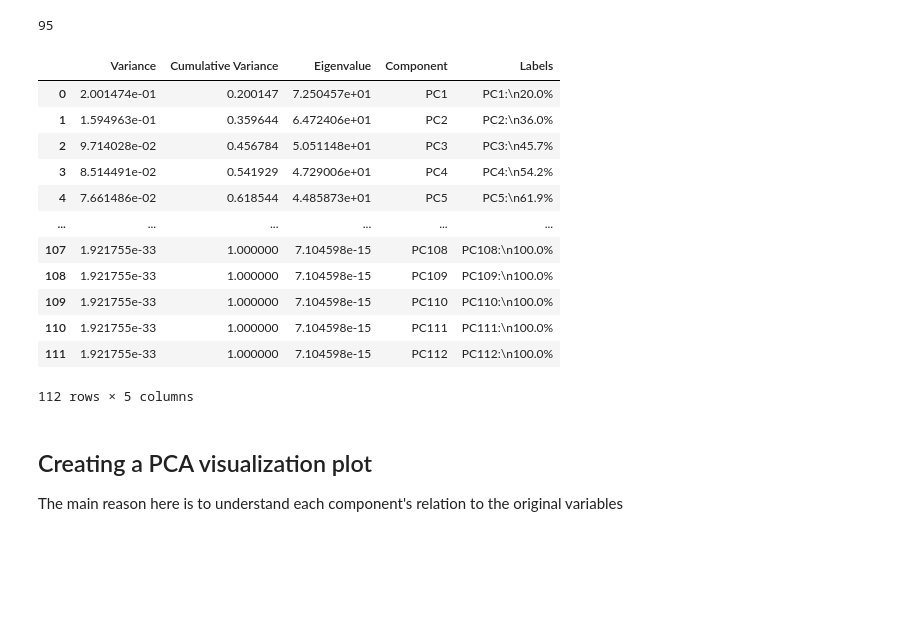
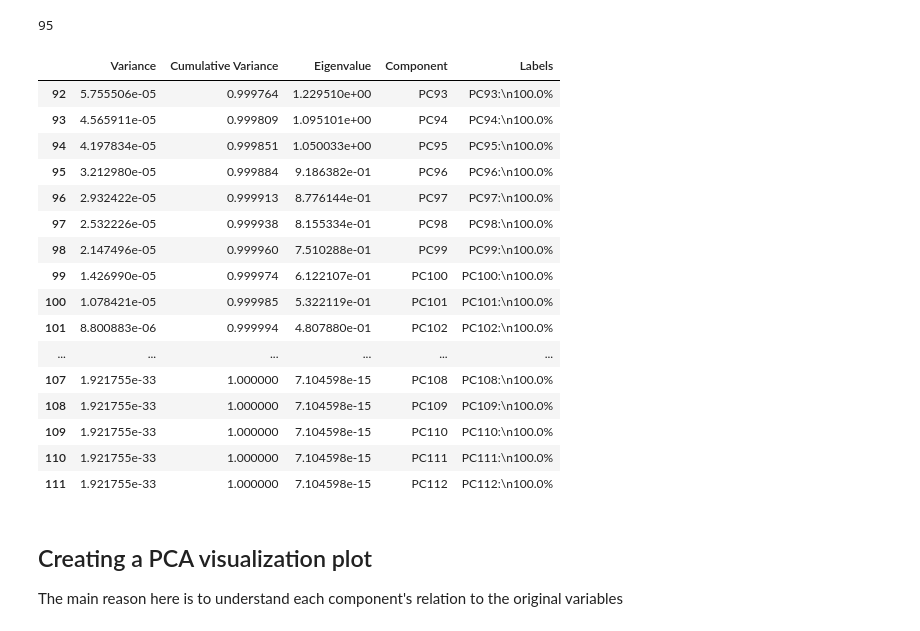
Before and after one commit to danielmpaula/TCC_Final, a Jupyter notebook: 02-Regression Models.ipynb, the cells around one changed output. Cells and saved outputs as stored; diff of their text form; code cells hidden in the pictures; blank space fills up the shorter version.

```diff
--- a/02-Regression Models.ipynb
+++ b/02-Regression Models.ipynb
@@ -837,21 +836,25 @@ Eigen1
 95
 # %%
 pca_variance['Labels'] = pca_variance['Component'] + ":\n" + (pca_variance['Cumulative Variance']*100).round(1).astype(str) + '%'
-pca_variance
+pca_variance.tail(20)
 # %% [output]
 |  | Variance | Cumulative Variance | Eigenvalue | Component | Labels |
-| 0 | 2.001474e-01 | 0.200147 | 7.250457e+01 | PC1 | PC1:\n20.0% |
-| 1 | 1.594963e-01 | 0.359644 | 6.472406e+01 | PC2 | PC2:\n36.0% |
-| 2 | 9.714028e-02 | 0.456784 | 5.051148e+01 | PC3 | PC3:\n45.7% |
-| 3 | 8.514491e-02 | 0.541929 | 4.729006e+01 | PC4 | PC4:\n54.2% |
-| 4 | 7.661486e-02 | 0.618544 | 4.485873e+01 | PC5 | PC5:\n61.9% |
+| 92 | 5.755506e-05 | 0.999764 | 1.229510e+00 | PC93 | PC93:\n100.0% |
+| 93 | 4.565911e-05 | 0.999809 | 1.095101e+00 | PC94 | PC94:\n100.0% |
+| 94 | 4.197834e-05 | 0.999851 | 1.050033e+00 | PC95 | PC95:\n100.0% |
+| 95 | 3.212980e-05 | 0.999884 | 9.186382e-01 | PC96 | PC96:\n100.0% |
+| 96 | 2.932422e-05 | 0.999913 | 8.776144e-01 | PC97 | PC97:\n100.0% |
+| 97 | 2.532226e-05 | 0.999938 | 8.155334e-01 | PC98 | PC98:\n100.0% |
+| 98 | 2.147496e-05 | 0.999960 | 7.510288e-01 | PC99 | PC99:\n100.0% |
+| 99 | 1.426990e-05 | 0.999974 | 6.122107e-01 | PC100 | PC100:\n100.0% |
+| 100 | 1.078421e-05 | 0.999985 | 5.322119e-01 | PC101 | PC101:\n100.0% |
+| 101 | 8.800883e-06 | 0.999994 | 4.807880e-01 | PC102 | PC102:\n100.0% |
 | ... | ... | ... | ... | ... | ... |
 | 107 | 1.921755e-33 | 1.000000 | 7.104598e-15 | PC108 | PC108:\n100.0% |
 | 108 | 1.921755e-33 | 1.000000 | 7.104598e-15 | PC109 | PC109:\n100.0% |
 | 109 | 1.921755e-33 | 1.000000 | 7.104598e-15 | PC110 | PC110:\n100.0% |
 | 110 | 1.921755e-33 | 1.000000 | 7.104598e-15 | PC111 | PC111:\n100.0% |
 | 111 | 1.921755e-33 | 1.000000 | 7.104598e-15 | PC112 | PC112:\n100.0% |
-112 rows × 5 columns
 # %% [markdown]
 ## Creating a PCA visualization plot
 The main reason here is to understand each component's relation to the original variables
```
Also changed, not shown: parts of 9 cells of this notebook.
